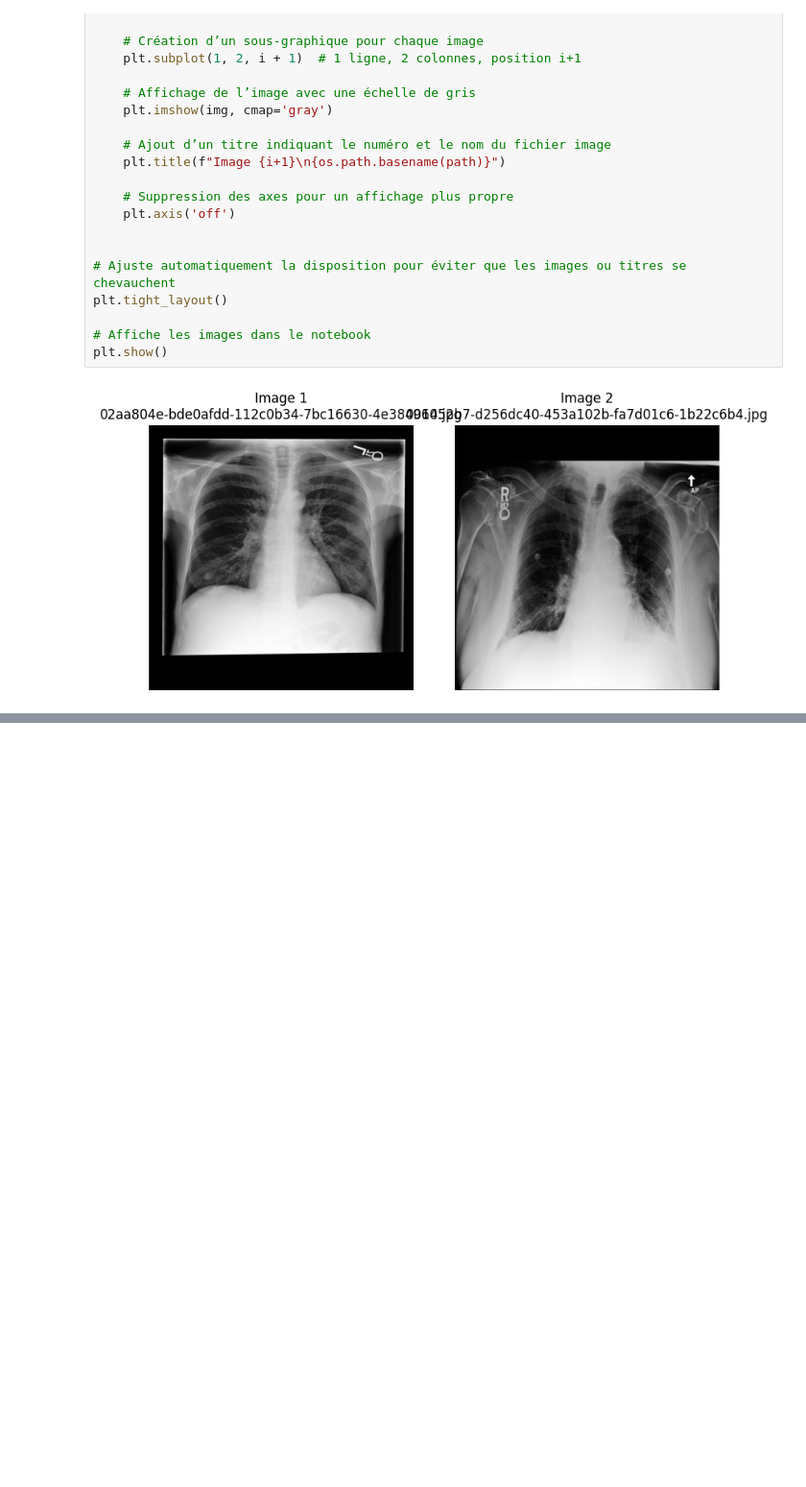
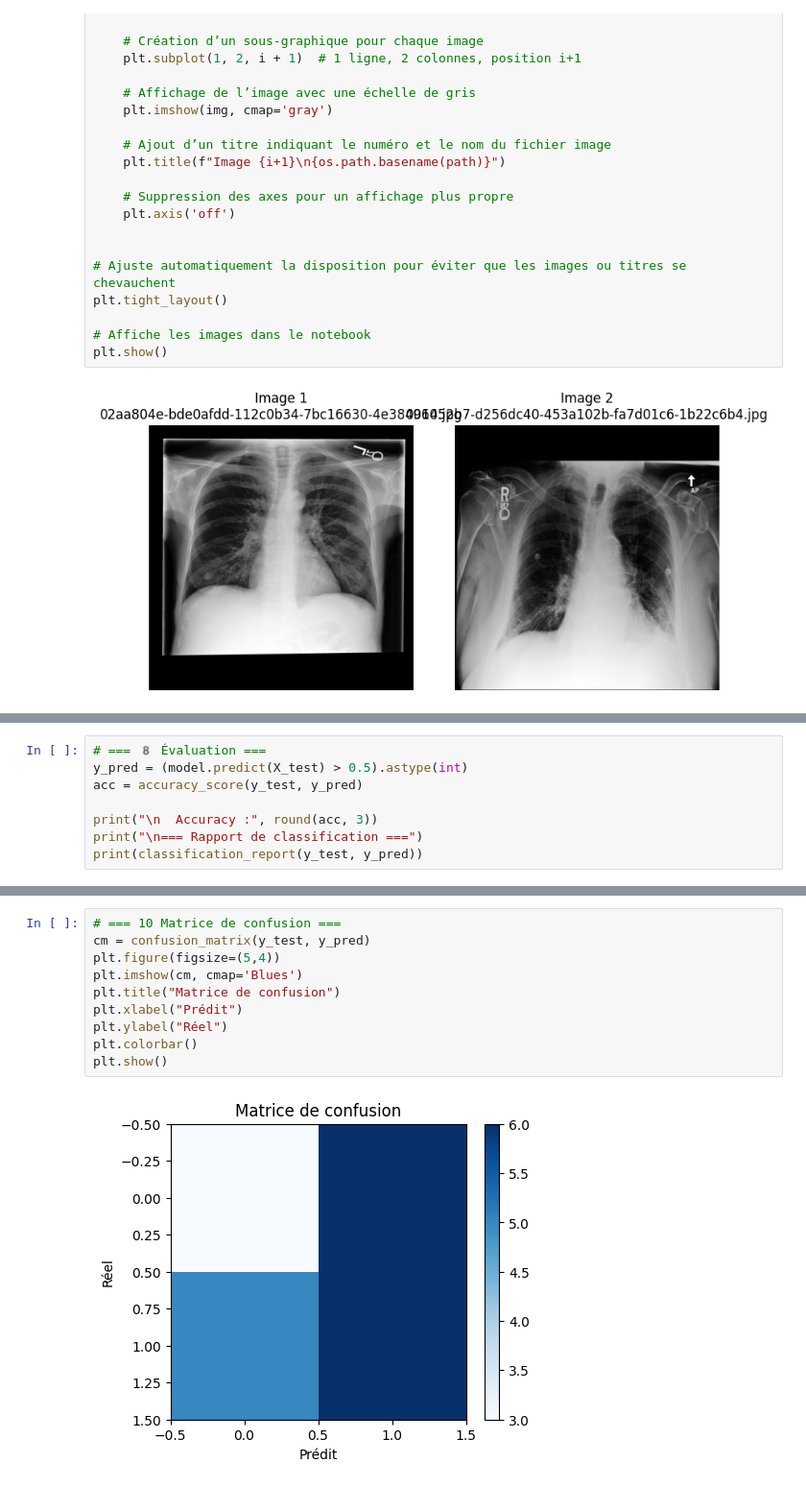
Before and after one commit to Rayadi-Ayoub/Syst-me-intelligent-, a Jupyter notebook: Vision_Transformer_(ViT).ipynb, the cells around one changed output, grey strips where cells are left out. Shown at 96% size. Cells and saved outputs as stored; diff of their text form; blank space fills up the shorter version.

```diff
--- a/Vision_Transformer_(ViT).ipynb
+++ b/Vision_Transformer_(ViT).ipynb
@@ -592,0 +807,8 @@ plt.show()
+# %%
+# === 8️ Évaluation ===
+y_pred = (model.predict(X_test) > 0.5).astype(int)
+acc = accuracy_score(y_test, y_pred)
+
+print("\n  Accuracy :", round(acc, 3))
+print("\n=== Rapport de classification ===")
+print(classification_report(y_test, y_pred))
@@ -592,0 +841,12 @@ plt.show()
+# %%
+# === 10 Matrice de confusion ===
+cm = confusion_matrix(y_test, y_pred)
+plt.figure(figsize=(5,4))
+plt.imshow(cm, cmap='Blues')
+plt.title("Matrice de confusion")
+plt.xlabel("Prédit")
+plt.ylabel("Réel")
+plt.colorbar()
+plt.show()
+# %% [output]
+[figure, added]
```
Also changed, not shown: parts of 21 cells of this notebook.
